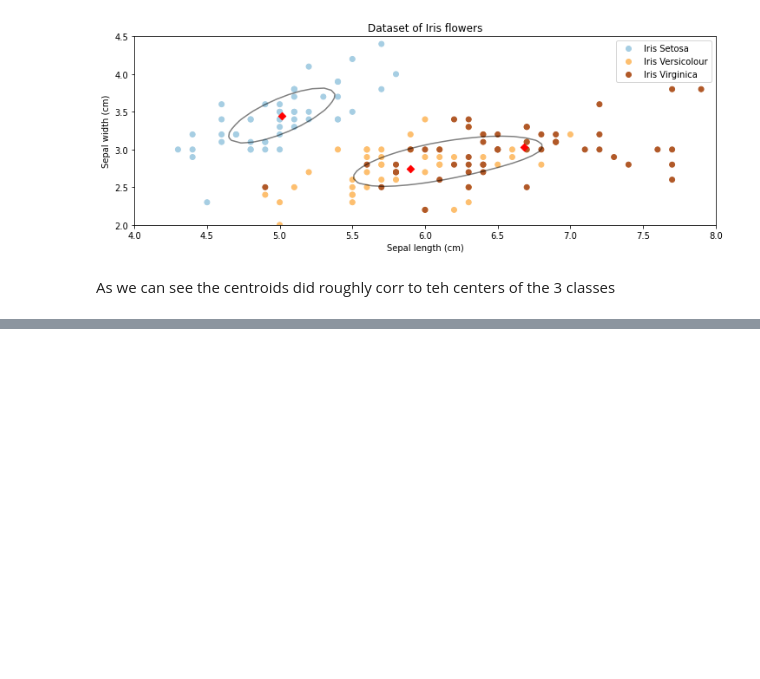
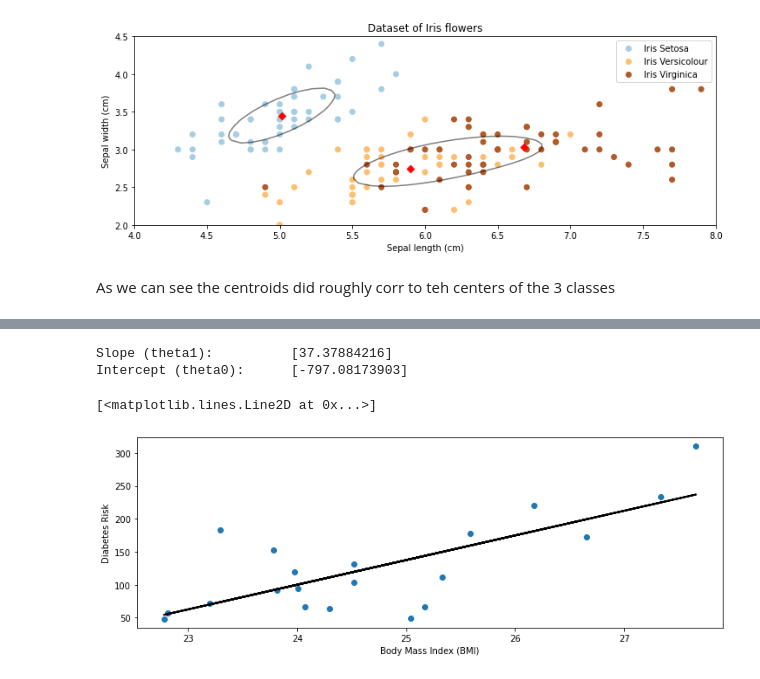
Before and after one commit to ShaunakSen/Data-Science-and-Machine-Learning, a Jupyter notebook: Applied_ML_CS_5785.ipynb, the cells around one changed output, grey strips where cells are left out. Saved outputs shown, nothing was run; the diff lists cells and outputs as text; code cells hidden in the pictures; blank space fills up the shorter version.

Commit message:
simple linear model

```diff
--- a/Applied_ML_CS_5785.ipynb
+++ b/Applied_ML_CS_5785.ipynb
@@ -114,0 +194,10 @@ As we can see the centroids did roughly corr to teh centers of the 3 classes
+# %%
+from sklearn import linear_model
+from sklearn.metrics import mean_squared_error
+
+
+# Create linear regression object
+regr = linear_model.LinearRegression()
+
+# Train the model using the training sets
+regr.fit(diabetes_X_train.reshape(-1, 1), diabetes_y_train.reshape(-1,1))
@@ -114,0 +206,3 @@ As we can see the centroids did roughly corr to teh centers of the 3 classes
+# %%
+# Make predictions on the training set
+diabetes_y_train_pred = regr.predict(diabetes_X_train.reshape(-1, 1))
@@ -114,0 +232,15 @@ As we can see the centroids did roughly corr to teh centers of the 3 classes
+# %%
+# The coefficients
+print('Slope (theta1): \t', regr.coef_[0])
+print('Intercept (theta0): \t', regr.intercept_)
+# %% [output]
+Slope (theta1):          [37.37884216]
+Intercept (theta0):      [-797.08173903]
+# %%
+plt.xlabel('Body Mass Index (BMI)')
+plt.ylabel('Diabetes Risk')
+plt.scatter(diabetes_X_train, diabetes_y_train)
+plt.plot(diabetes_X_train, diabetes_y_train_pred, color='black', linewidth=2)
+# %% [output]
+[<matplotlib.lines.Line2D at 0x...>]
+[figure, added]
```
Also changed, not shown: parts of 15 cells of this notebook.
